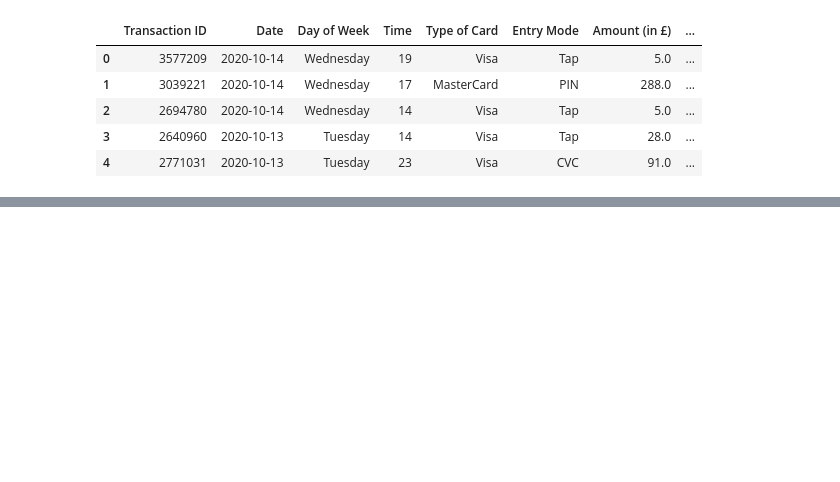
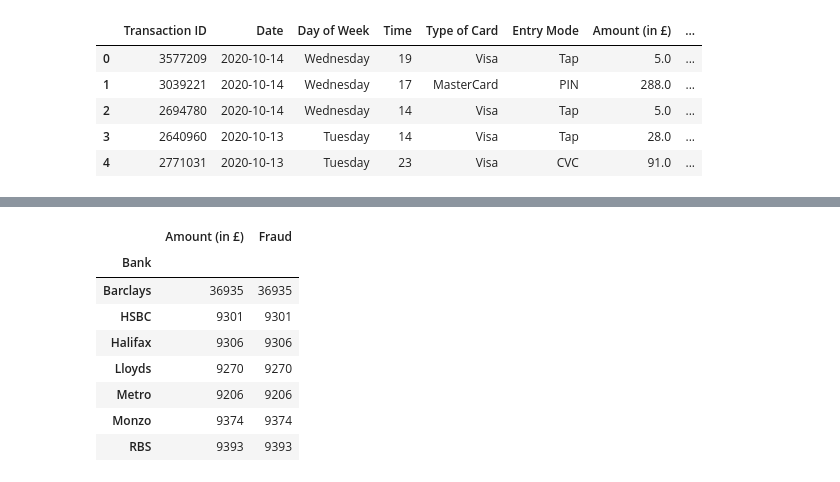
Before and after one commit to ZinDaria/Project_1-Team7, a Jupyter notebook: Untitled.ipynb, the cells around one changed output, grey strips where cells are left out. Saved outputs shown, nothing was run; the diff lists cells and outputs as text; code cells hidden in the pictures; blank space fills up the shorter version.

```diff
--- a/Untitled.ipynb
+++ b/Untitled.ipynb
@@ -21,0 +63,13 @@ credit_card_df.head()
+# %%
+grouped_bank = non_fraud_df.groupby('Bank')
+grouped_bank[["Amount (in £)", "Fraud"]].count()
+# %% [output]
+|  | Amount (in £) | Fraud |
+| Bank |  |  |
+| Barclays | 36935 | 36935 |
+| HSBC | 9301 | 9301 |
+| Halifax | 9306 | 9306 |
+| Lloyds | 9270 | 9270 |
+| Metro | 9206 | 9206 |
+| Monzo | 9374 | 9374 |
+| RBS | 9393 | 9393 |
```
Also changed, not shown: parts of 7 cells of this notebook, 1 other file.
